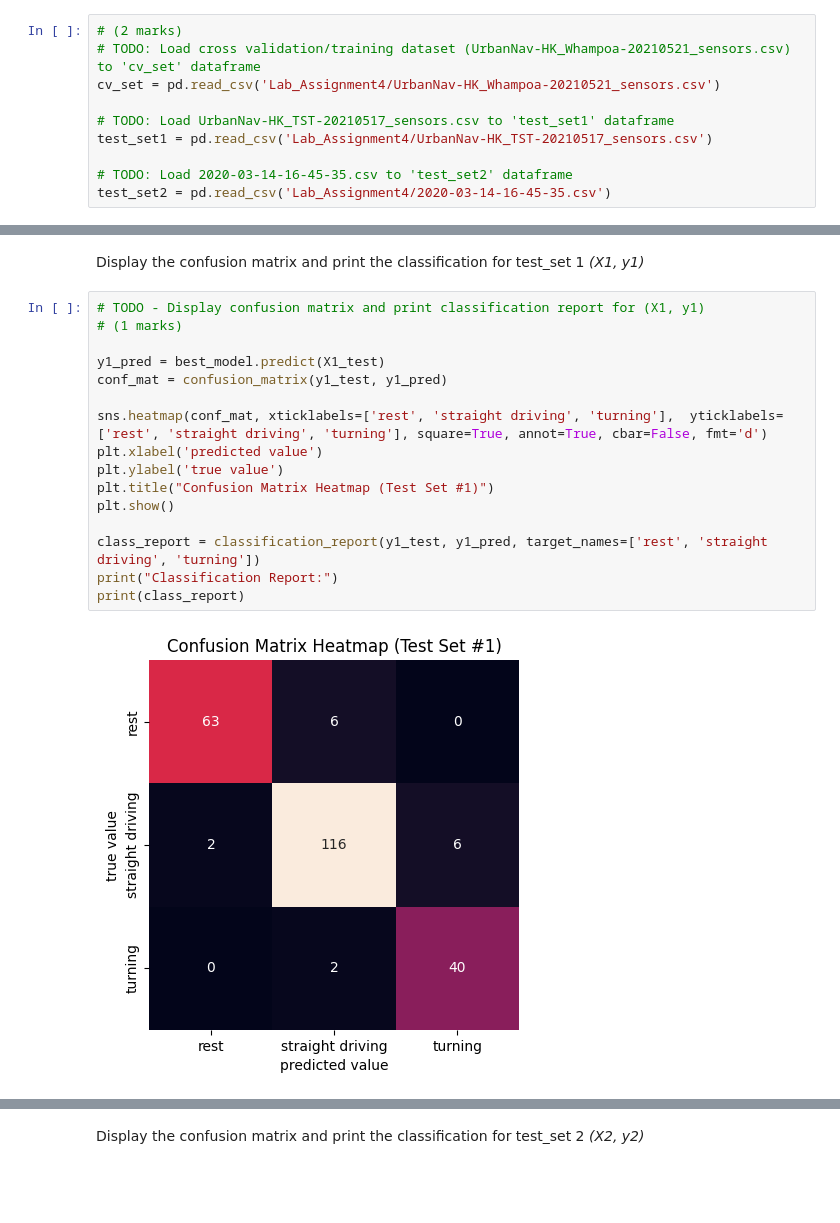
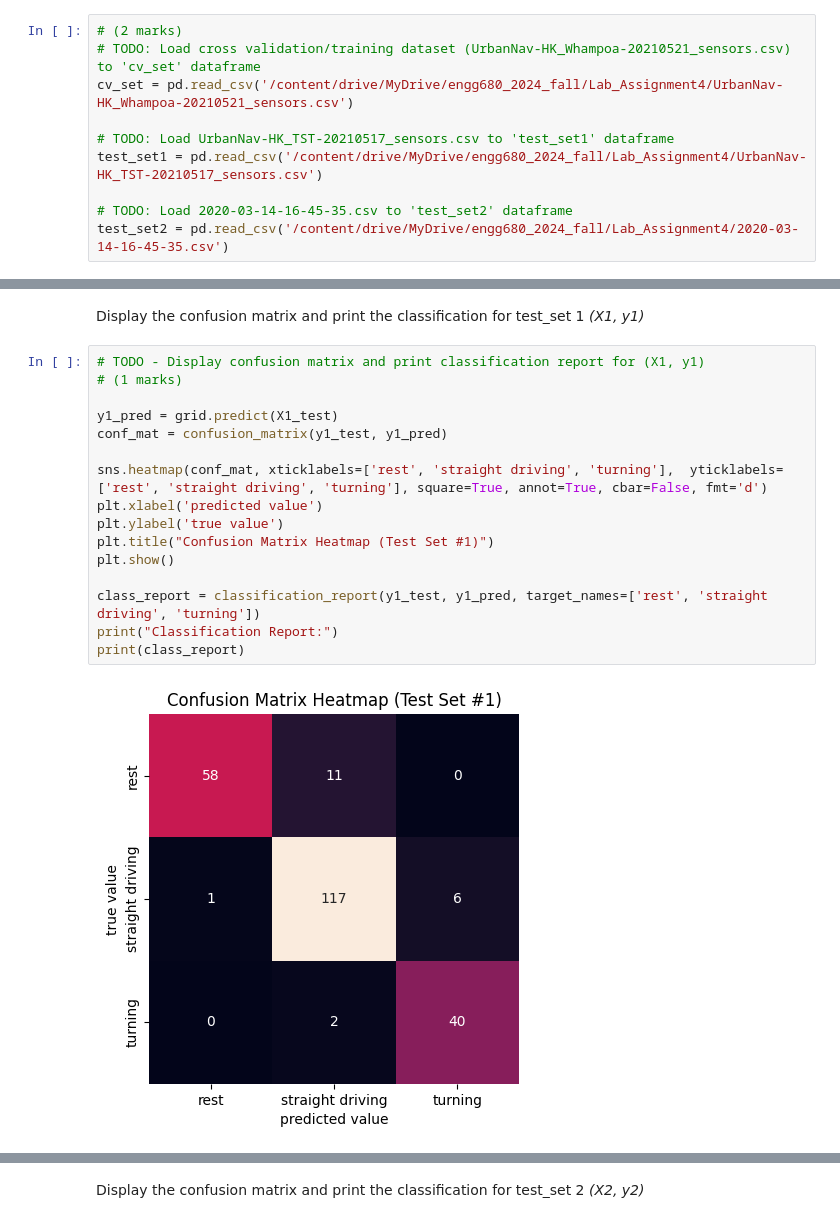
Before and after one commit to azizaahsan1/engg680_2024_fall, a Jupyter notebook: Lab_Assignment4/Assignment 4.ipynb, the cells around one changed output, grey strips where cells are left out. Saved outputs shown, nothing was run; the diff lists cells and outputs as text; blank space fills up the shorter version.

Commit message:
Adding part 2 of Assignment 4.

```diff
--- a/Lab_Assignment4/Assignment 4.ipynb
+++ b/Lab_Assignment4/Assignment 4.ipynb
@@ -33,13 +38,13 @@ First load the following datasets into dataframes.
 # %%
 # (2 marks)
 # TODO: Load cross validation/training dataset (UrbanNav-HK_Whampoa-20210521_sensors.csv) to 'cv_set' dataframe
-cv_set = pd.read_csv('Lab_Assignment4/UrbanNav-HK_Whampoa-20210521_sensors.csv')
+cv_set = pd.read_csv('/content/drive/MyDrive/engg680_2024_fall/Lab_Assignment4/UrbanNav-HK_Whampoa-20210521_sensors.csv')
 
 # TODO: Load UrbanNav-HK_TST-20210517_sensors.csv to 'test_set1' dataframe
-test_set1 = pd.read_csv('Lab_Assignment4/UrbanNav-HK_TST-20210517_sensors.csv')
+test_set1 = pd.read_csv('/content/drive/MyDrive/engg680_2024_fall/Lab_Assignment4/UrbanNav-HK_TST-20210517_sensors.csv')
 
 # TODO: Load 2020-03-14-16-45-35.csv to 'test_set2' dataframe
-test_set2 = pd.read_csv('Lab_Assignment4/2020-03-14-16-45-35.csv')
+test_set2 = pd.read_csv('/content/drive/MyDrive/engg680_2024_fall/Lab_Assignment4/2020-03-14-16-45-35.csv')
 # %% [markdown]
 For the *cv_set*, look at the dataframe head and info, and print the list of all columns. The *test_set1* and *test_set2* have the same schema as *cv_set*, however, have different number of rows (samples).
 # %%
@@ -337,21 +329,21 @@ Display the confusion matrix and print the classification for test_set 1 *(X1, y
 # %%
 # TODO - Display confusion matrix and print classification report for (X1, y1)
 # (1 marks)
 
-y1_pred = best_model.predict(X1_test)
+y1_pred = grid.predict(X1_test)
 conf_mat = confusion_matrix(y1_test, y1_pred)
 
 sns.heatmap(conf_mat, xticklabels=['rest', 'straight driving', 'turning'],  yticklabels=['rest', 'straight driving', 'turning'], square=True, annot=True, cbar=False, fmt='d')
 plt.xlabel('predicted value')
 plt.ylabel('true value')
 plt.title("Confusion Matrix Heatmap (Test Set #1)")
 plt.show()
 
 class_report = classification_report(y1_test, y1_pred, target_names=['rest', 'straight driving', 'turning'])
 print("Classification Report:")
 print(class_report)
 # %% [output]
-[figure, old version]
+[figure, new version]
 Classification Report:
                   precision    recall  f1-score   support
 
```
Also changed, not shown: parts of 21 cells of this notebook.
